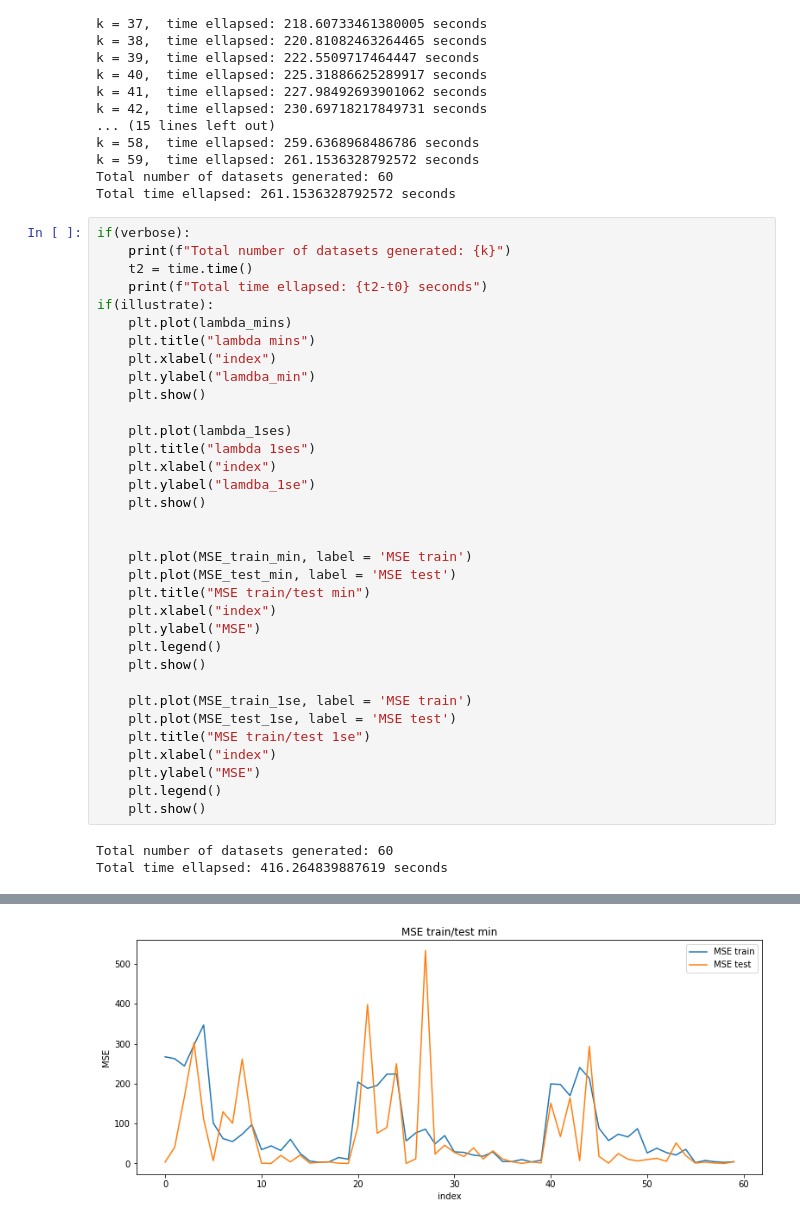
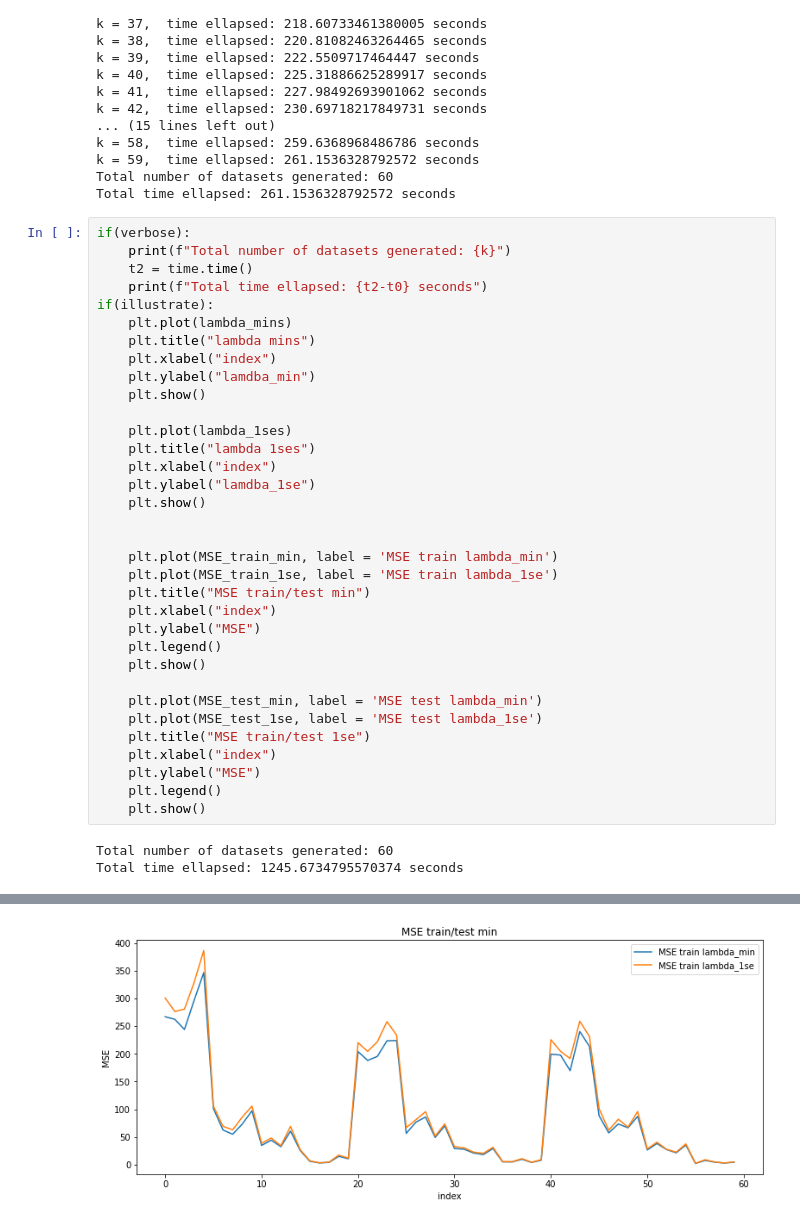
Before and after one commit to dtonderski/statistical_learning_for_big_data, a Jupyter notebook: Homework_3/P3_fred.ipynb, the cells around one changed output, grey strips where cells are left out. Cells and saved outputs as stored; diff of their text form.

```diff
--- a/Homework_3/P3_fred.ipynb
+++ b/Homework_3/P3_fred.ipynb
@@ -177,36 +177,36 @@ if(verbose):
     print(f"Total time ellapsed: {t2-t0} seconds")
 if(illustrate):
     plt.plot(lambda_mins)
     plt.title("lambda mins")
     plt.xlabel("index")
     plt.ylabel("lamdba_min")
     plt.show()
 
     plt.plot(lambda_1ses)
     plt.title("lambda 1ses")
     plt.xlabel("index")
     plt.ylabel("lamdba_1se")
     plt.show()
 
 
-    plt.plot(MSE_train_min, label = 'MSE train')
-    plt.plot(MSE_test_min, label = 'MSE test')
+    plt.plot(MSE_train_min, label = 'MSE train lambda_min')
+    plt.plot(MSE_train_1se, label = 'MSE train lambda_1se')
     plt.title("MSE train/test min")
     plt.xlabel("index")
     plt.ylabel("MSE")
     plt.legend()
     plt.show()
 
-    plt.plot(MSE_train_1se, label = 'MSE train')
-    plt.plot(MSE_test_1se, label = 'MSE test')
+    plt.plot(MSE_test_min, label = 'MSE test lambda_min')
+    plt.plot(MSE_test_1se, label = 'MSE test lambda_1se')
     plt.title("MSE train/test 1se")
     plt.xlabel("index")
     plt.ylabel("MSE")
     plt.legend()
     plt.show()
 # %% [output]
 Total number of datasets generated: 60
-Total time ellapsed: 416.264839887619 seconds
+Total time ellapsed: 1245.6734795570374 seconds
 [figure]
 [figure]
-[figure, old version]
+[figure, new version]
```
Also changed, not shown: parts of 1 cell of this notebook.
